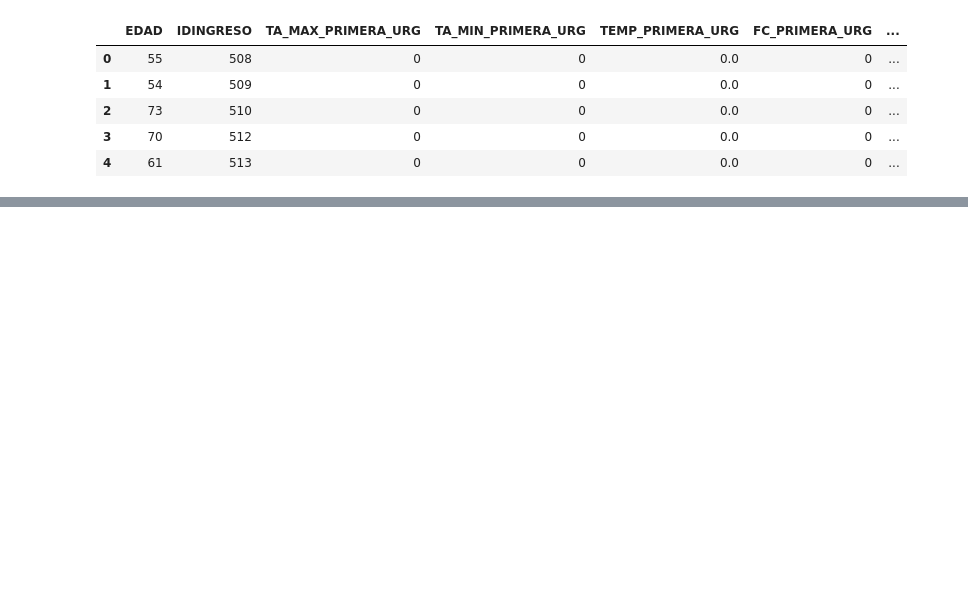
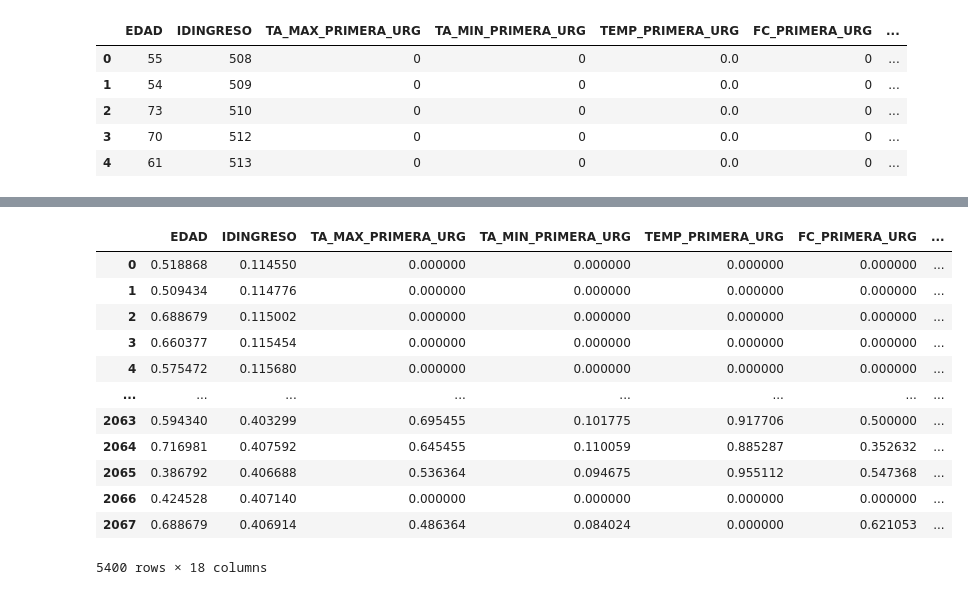
Before and after one commit to KarinWiberg/AI_in_Healthcare_Hackathon_COVID_Prediction, a Jupyter notebook: scripts/clusters.ipynb, the cells around one changed output, grey strips where cells are left out. Cells and saved outputs as stored; diff of their text form; code cells hidden in the pictures; blank space fills up the shorter version.

```diff
--- a/scripts/clusters.ipynb
+++ b/scripts/clusters.ipynb
@@ -31,6 +37,6 @@ Requirement already satisfied: pytz>=2017.2 in /Users/karinwiberg/opt/anaconda3/
 # %%
-data = pd.read_csv('../data/cleaned_data_v2-combined_v1.csv', sep=',', index_col = 0)
-data.head()
+df = pd.read_csv('../data/cleaned_data_v2-combined_v1.csv', sep=',', index_col = 0)
+df.head()
 # %% [output]
 |  | EDAD | IDINGRESO | TA_MAX_PRIMERA_URG | TA_MIN_PRIMERA_URG | TEMP_PRIMERA_URG | FC_PRIMERA_URG | ... |
 | 0 | 55 | 508 | 0 | 0 | 0.0 | 0 | ... |
@@ -38,3 +44,7 @@ data.head()
 | 2 | 73 | 510 | 0 | 0 | 0.0 | 0 | ... |
 | 3 | 70 | 512 | 0 | 0 | 0.0 | 0 | ... |
 | 4 | 61 | 513 | 0 | 0 | 0.0 | 0 | ... |
+# %%
+# Start cleaning on copied data
+data = df.copy()
+data.columns
@@ -40,0 +59,19 @@ data.head()
+# %%
+# Feature Scaling
+data_norm = p.MinMaxScaler(copy=False).fit_transform(data)
+data_norm = pd.DataFrame(data_norm, columns = data.columns, index = data.index)
+data_norm
+# %% [output]
+|  | EDAD | IDINGRESO | TA_MAX_PRIMERA_URG | TA_MIN_PRIMERA_URG | TEMP_PRIMERA_URG | FC_PRIMERA_URG | ... |
+| 0 | 0.518868 | 0.114550 | 0.000000 | 0.000000 | 0.000000 | 0.000000 | ... |
+| 1 | 0.509434 | 0.114776 | 0.000000 | 0.000000 | 0.000000 | 0.000000 | ... |
+| 2 | 0.688679 | 0.115002 | 0.000000 | 0.000000 | 0.000000 | 0.000000 | ... |
+| 3 | 0.660377 | 0.115454 | 0.000000 | 0.000000 | 0.000000 | 0.000000 | ... |
+| 4 | 0.575472 | 0.115680 | 0.000000 | 0.000000 | 0.000000 | 0.000000 | ... |
+| ... | ... | ... | ... | ... | ... | ... | ... |
+| 2063 | 0.594340 | 0.403299 | 0.695455 | 0.101775 | 0.917706 | 0.500000 | ... |
+| 2064 | 0.716981 | 0.407592 | 0.645455 | 0.110059 | 0.885287 | 0.352632 | ... |
+| 2065 | 0.386792 | 0.406688 | 0.536364 | 0.094675 | 0.955112 | 0.547368 | ... |
+| 2066 | 0.424528 | 0.407140 | 0.000000 | 0.000000 | 0.000000 | 0.000000 | ... |
+| 2067 | 0.688679 | 0.406914 | 0.486364 | 0.084024 | 0.000000 | 0.621053 | ... |
+5400 rows × 18 columns
```
Also changed, not shown: parts of 11 cells of this notebook.
